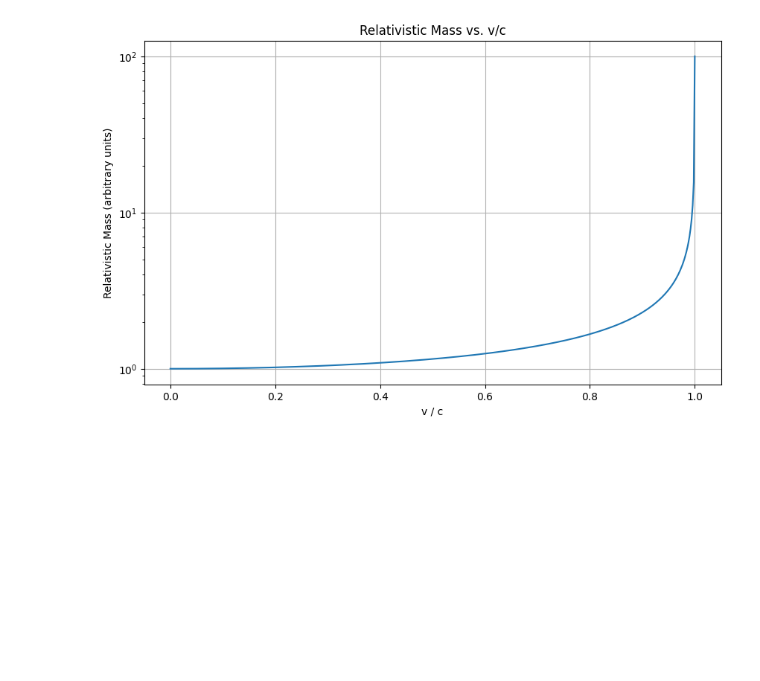
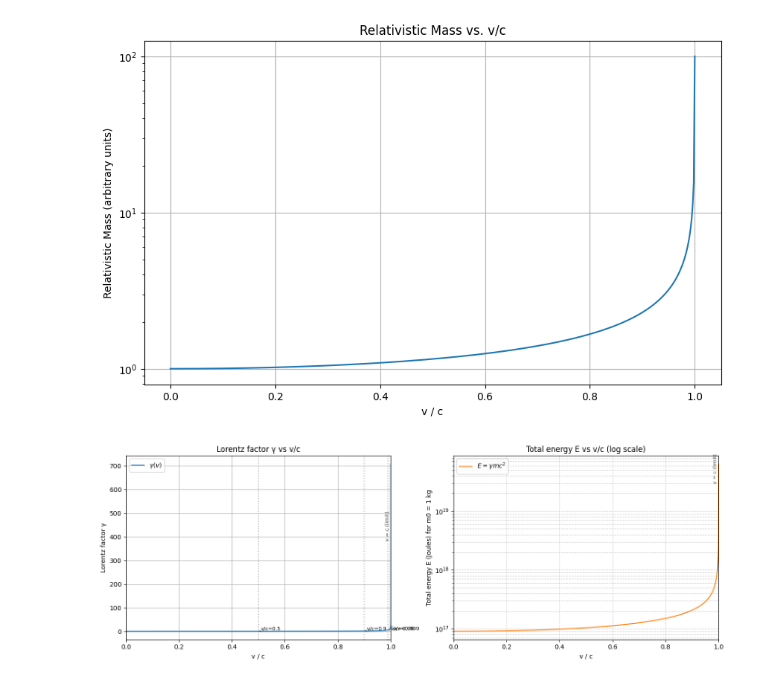
Before and after one commit to orinbou/PhysicsPythonColab, a Jupyter notebook: einstein_energy.ipynb, the cells around one changed output. Cells and saved outputs as stored; diff of their text form; code cells hidden in the pictures; blank space fills up the shorter version.

```diff
--- a/einstein_energy.ipynb
+++ b/einstein_energy.ipynb
@@ -76,3 +76,72 @@ plt.yscale('log')
 plt.show()
 # %% [output]
 [figure]
+# %%
+import numpy as np
+import matplotlib.pyplot as plt
+
+# Choose which c to use:
+c_km_s_prompt = 300000.0        # "prompt" value in km/s (as requested)
+c_km_s_exact  = 299792.458      # more exact km/s value
+# Choose which to use for plots (set to c_km_s_prompt to follow the prompt exactly)
+c_km_s = c_km_s_prompt
+
+# Also provide c in m/s for energy (SI)
+c_m_s = 299_792_458.0
+
+# Rest mass (choose units)
+m0_kg = 1.0  # 1 kg (explicit SI unit) — change as needed
+
+# Velocity grid: use v/c as the x-axis variable (avoid v == c exactly)
+v_over_c = np.concatenate([
+    np.linspace(0.0, 0.99, 500, endpoint=False),
+    np.linspace(0.99, 0.999999, 500)
+])
+v_km_s = v_over_c * c_km_s
+v_m_s = v_over_c * c_m_s  # for SI energy calculation
+
+# Lorentz factor gamma
+gamma = 1.0 / np.sqrt(1.0 - (v_m_s**2 / c_m_s**2))
+
+# "Relativistic mass" (not recommended in modern usage) and total energy
+relativistic_mass = m0_kg * gamma  # in kg if m0_kg is kg
+total_energy_J = gamma * m0_kg * c_m_s**2  # in Joules
+
+# Plotting: show gamma and energy. Use two subplots (linear and log) for clarity.
+fig, axes = plt.subplots(1, 2, figsize=(14, 5))
+
+# Left: gamma vs v/c (linear y)
+axes[0].plot(v_over_c, gamma, label=r'$γ(v)$', color='C0') # Changed label for gamma symbol
+axes[0].set_xlabel('v / c')
+axes[0].set_ylabel('Lorentz factor γ')
+axes[0].set_title('Lorentz factor γ vs v/c')
+axes[0].grid(True)
+axes[0].set_xlim(0, 1.0)
+axes[0].legend()
+
+# Mark some interesting points
+for vcs in [0.5, 0.9, 0.99, 0.999]:
+    axes[0].axvline(vcs, color='gray', linestyle=':', alpha=0.6)
+    axes[0].annotate(f'v/c={vcs}', xy=(vcs, 1.0/(np.sqrt(1-vcs**2))), xytext=(vcs+0.01, 5),
+                     arrowprops=dict(arrowstyle='->', alpha=0.3), fontsize=8)
+
+# Right: total energy vs v/c (log scale, in Joules)
+axes[1].plot(v_over_c, total_energy_J, label=r'$E = \gamma m c^2$', color='C1') # Fixed label for mathtext parsing
+axes[1].set_xlabel('v / c')
+axes[1].set_ylabel('Total energy E (Joules) for m0 = 1 kg')
+axes[1].set_title('Total energy E vs v/c (log scale)')
+axes[1].set_yscale('log')
+axes[1].grid(True, which='both', ls='--', alpha=0.6)
+axes[1].set_xlim(0, 1.0)
+axes[1].legend()
+
+# Vertical line at v = c (as asymptote)
+for ax in axes:
+    ax.axvline(1.0, color='k', linestyle='--', linewidth=0.8, alpha=0.7)
+    ax.text(0.995, ax.get_ylim()[1]*0.6, 'v = c (limit)', rotation=90, fontsize=8,
+            verticalalignment='center', horizontalalignment='right', alpha=0.7)
+
+plt.tight_layout()
+plt.show()
+# %% [output]
+[figure, added]
```
